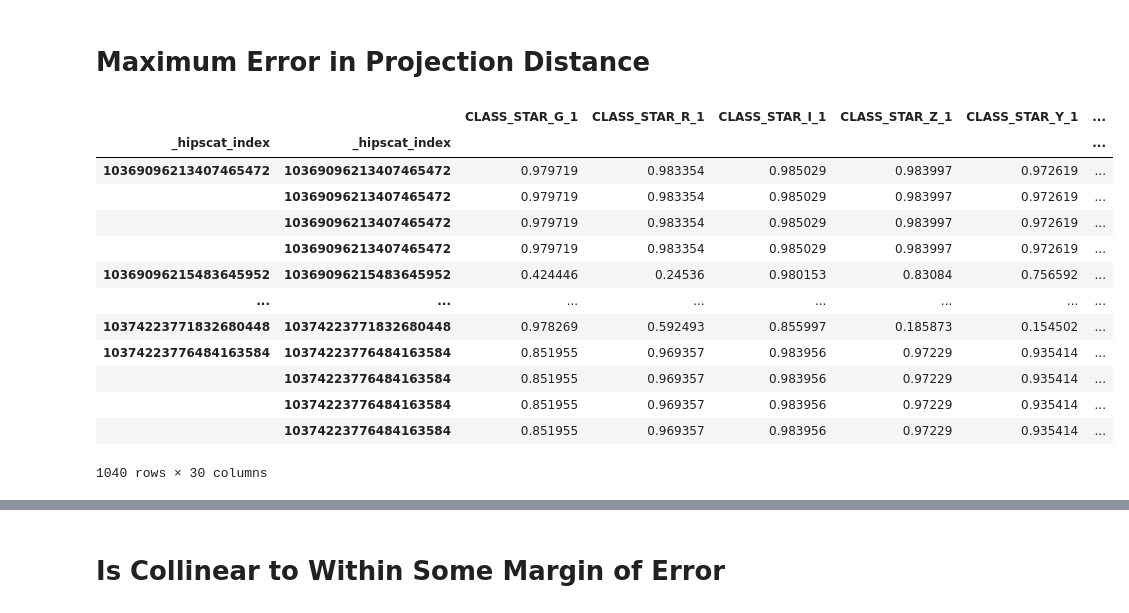
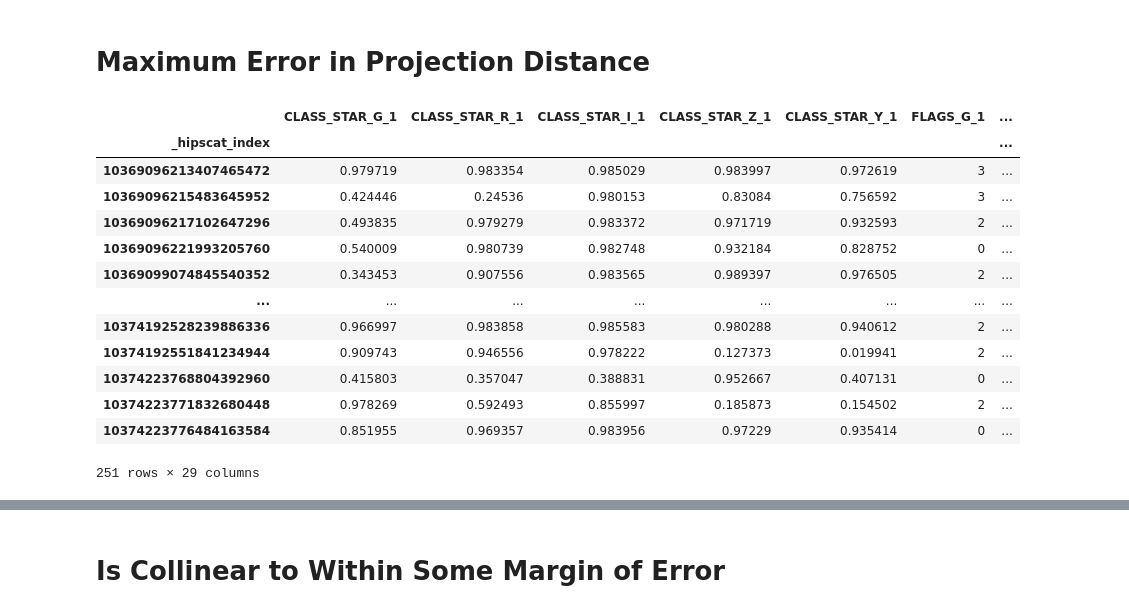
Before and after one commit to JoaoDPassos/brown-dwarf-search, a Jupyter notebook: xmatch_dask.ipynb, the cells around one changed output, grey strips where cells are left out. Drawn from its saved outputs; the diff is of its cells as text; code cells hidden in the pictures.

```diff
--- a/xmatch_dask.ipynb
+++ b/xmatch_dask.ipynb
@@ -40,16 +40,11 @@ xmatch_ddf = xmatch_ddf.join(neighbors, on='_hipscat_index')
 #may need .assign if .join shuffles, shuffling is computationally expensive
 xmatch_large_groups = xmatch_ddf.query('neighbors >= 3')
 # %%
-def distance_to_line(PQ, line_vector):
+def distance_to_line(line_vector, PQ):
     return np.abs(np.cross(PQ, line_vector)) / np.linalg.norm(line_vector)
 
-def projection_distance(line_vector, x, y):
-    PQ = np.array([x, y])
-    distance = distance_to_line(PQ, line_vector)
-    return distance
-
-def within_collinear_error(line_vector, x, y, error):
-    return (projection_distance(line_vector, x, y) <= error)
+def within_collinear_error(line_vector, PQ, error):
+    return (distance_to_line(line_vector, PQ) <= error)
 
 columns_to_keep = (
         [col for col in xmatch_large_groups.columns if col.endswith('_1')]
@@ -98,26 +82,27 @@ def max_proj_error(group, group_id):
 # %%
 meta = make_meta(xmatch_large_groups[columns_to_keep])
-meta['_max_proj_error'] = 0.0
-meta['group_id'] = 0.0
-star_groups = xmatch_large_groups.groupby('_hipscat_index').apply(add_group_id, meta=meta)
+meta['max_proj_distance'] = 0.0
+star_groups = xmatch_large_groups.groupby('_hipscat_index').apply(max_proj_error, meta=meta)
 # %%
 with Client():
     df_1 = star_groups.compute()
 
+df_1 = df_1.reset_index(drop=True, level=0)
+df_1 = df_1.drop_duplicates()
 df_1
 # %% [output]
-|  |  | CLASS_STAR_G_1 | CLASS_STAR_R_1 | CLASS_STAR_I_1 | CLASS_STAR_Z_1 | CLASS_STAR_Y_1 | ... |
-| _hipscat_index | _hipscat_index |  |  |  |  |  | ... |
-| 10369096213407465472 | 10369096213407465472 | 0.979719 | 0.983354 | 0.985029 | 0.983997 | 0.972619 | ... |
-|  | 10369096213407465472 | 0.979719 | 0.983354 | 0.985029 | 0.983997 | 0.972619 | ... |
-|  | 10369096213407465472 | 0.979719 | 0.983354 | 0.985029 | 0.983997 | 0.972619 | ... |
-|  | 10369096213407465472 | 0.979719 | 0.983354 | 0.985029 | 0.983997 | 0.972619 | ... |
-| 10369096215483645952 | 10369096215483645952 | 0.424446 | 0.24536 | 0.980153 | 0.83084 | 0.756592 | ... |
+|  | CLASS_STAR_G_1 | CLASS_STAR_R_1 | CLASS_STAR_I_1 | CLASS_STAR_Z_1 | CLASS_STAR_Y_1 | FLAGS_G_1 | ... |
+| _hipscat_index |  |  |  |  |  |  | ... |
+| 10369096213407465472 | 0.979719 | 0.983354 | 0.985029 | 0.983997 | 0.972619 | 3 | ... |
+| 10369096215483645952 | 0.424446 | 0.24536 | 0.980153 | 0.83084 | 0.756592 | 3 | ... |
+| 10369096217102647296 | 0.493835 | 0.979279 | 0.983372 | 0.971719 | 0.932593 | 2 | ... |
+| 10369096221993205760 | 0.540009 | 0.980739 | 0.982748 | 0.932184 | 0.828752 | 0 | ... |
+| 10369099074845540352 | 0.343453 | 0.907556 | 0.983565 | 0.989397 | 0.976505 | 2 | ... |
 | ... | ... | ... | ... | ... | ... | ... | ... |
-| 10374223771832680448 | 10374223771832680448 | 0.978269 | 0.592493 | 0.855997 | 0.185873 | 0.154502 | ... |
-| 10374223776484163584 | 10374223776484163584 | 0.851955 | 0.969357 | 0.983956 | 0.97229 | 0.935414 | ... |
-|  | 10374223776484163584 | 0.851955 | 0.969357 | 0.983956 | 0.97229 | 0.935414 | ... |
-|  | 10374223776484163584 | 0.851955 | 0.969357 | 0.983956 | 0.97229 | 0.935414 | ... |
-|  | 10374223776484163584 | 0.851955 | 0.969357 | 0.983956 | 0.97229 | 0.935414 | ... |
+| 10374192528239886336 | 0.966997 | 0.983858 | 0.985583 | 0.980288 | 0.940612 | 2 | ... |
+| 10374192551841234944 | 0.909743 | 0.946556 | 0.978222 | 0.127373 | 0.019941 | 2 | ... |
+| 10374223768804392960 | 0.415803 | 0.357047 | 0.388831 | 0.952667 | 0.407131 | 0 | ... |
+| 10374223771832680448 | 0.978269 | 0.592493 | 0.855997 | 0.185873 | 0.154502 | 2 | ... |
+| 10374223776484163584 | 0.851955 | 0.969357 | 0.983956 | 0.97229 | 0.935414 | 0 | ... |
-1040 rows × 30 columns
+251 rows × 29 columns
 # %%
```
Also changed, not shown: parts of 10 cells of this notebook.
